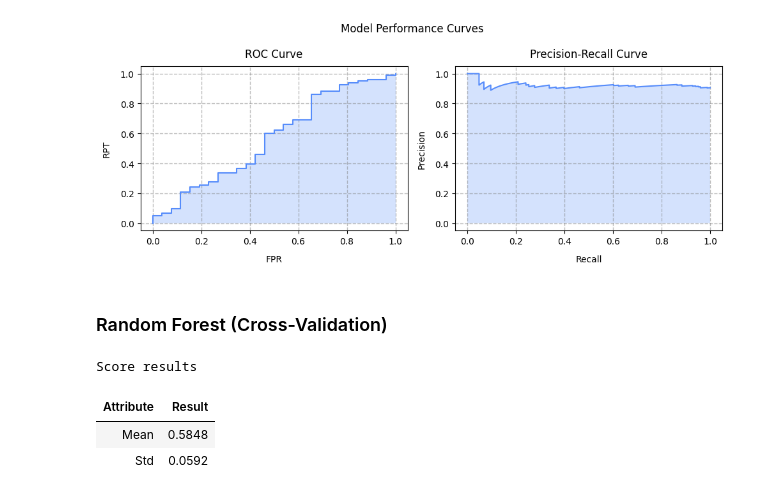
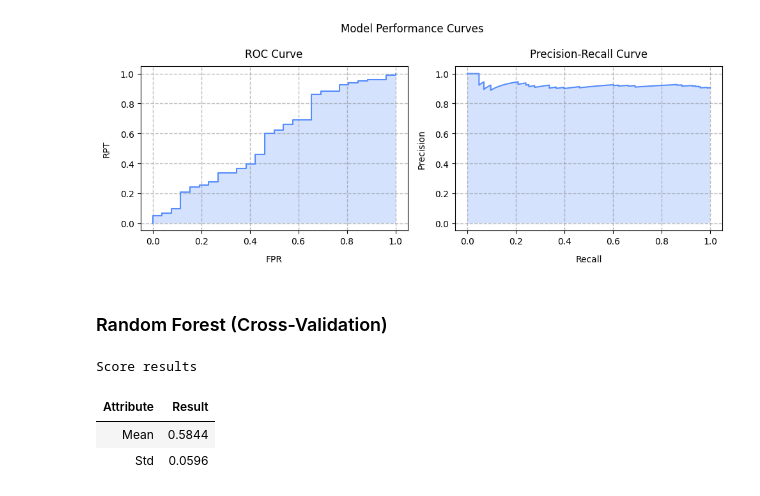
Before and after one commit to BogdanPinchuk/DataScience-PBY_HW20_Course_Project, a Jupyter notebook: Bohdan_Pinchuk_DS_HW20.ipynb, the cells around one changed output. Saved outputs shown, nothing was run; the diff lists cells and outputs as text; code cells hidden in the pictures.

Commit message:
[Homework20] - removed scaler

```diff
--- a/Bohdan_Pinchuk_DS_HW20.ipynb
+++ b/Bohdan_Pinchuk_DS_HW20.ipynb
@@ -2668,8 +2668,6 @@ import joblib
 import numpy as np
 import apps.reporter as rpt
 from pathlib import Path
-from sklearn.pipeline import Pipeline
-from sklearn.preprocessing import StandardScaler
 from sklearn.ensemble import RandomForestClassifier
 from sklearn.model_selection import StratifiedKFold, cross_val_score
 
@@ -2677,47 +2675,44 @@ from sklearn.model_selection import StratifiedKFold, cross_val_score
 n_splits = 5
 rng_seed = 42
 scoring = 'roc_auc'
-load_model = True
+load_model = False
 model_file_name = "resources/credit_card_dataset_rndforest.scores"
 
 # Solution
 file_path = Path(model_file_name)
 
 # try to load scores
 if load_model and file_path.exists():
     scores = joblib.load(model_file_name)
 else:
     skf = StratifiedKFold(n_splits=n_splits, shuffle=True, random_state=rng_seed)
-    pipeline = Pipeline([
-        ("scaler", StandardScaler()),
-        ("model", RandomForestClassifier(
-            n_estimators=300,
-            max_depth=5,
-            random_state=rng_seed,
-            n_jobs=-1,
-            class_weight='balanced'
-        ))
-    ])
-    scores = cross_val_score(pipeline,
+    model = RandomForestClassifier(
+        n_estimators=300,
+        max_depth=5,
+        random_state=rng_seed,
+        n_jobs=-1,
+        class_weight='balanced'
+    )
+    scores = cross_val_score(model,
                              X_train,
                              Y_train,
                              cv=skf,
                              scoring=scoring)
     # save model
     joblib.dump(scores, model_file_name)
 
 rp = rpt.Reporter()
 rp.tolerance = 4
 rp.add_item("Mean", rp.format_value(float(np.mean(scores))))
 rp.add_item("Std", rp.format_value(float(np.std(scores))))
 df_rf_scores = rp.get_pd_report()
 
 # Print results
 display(Markdown(f"### Random Forest (Cross-Validation)"))
 rp.print_pd_report("Score results")
 # %% [output]
 ### Random Forest (Cross-Validation)
 Score results
 | Attribute | Result |
-| Mean | 0.5848 |
-| Std | 0.0592 |
+| Mean | 0.5844 |
+| Std | 0.0596 |
```
Also changed, not shown: parts of 1 cell of this notebook, 1 other file.
